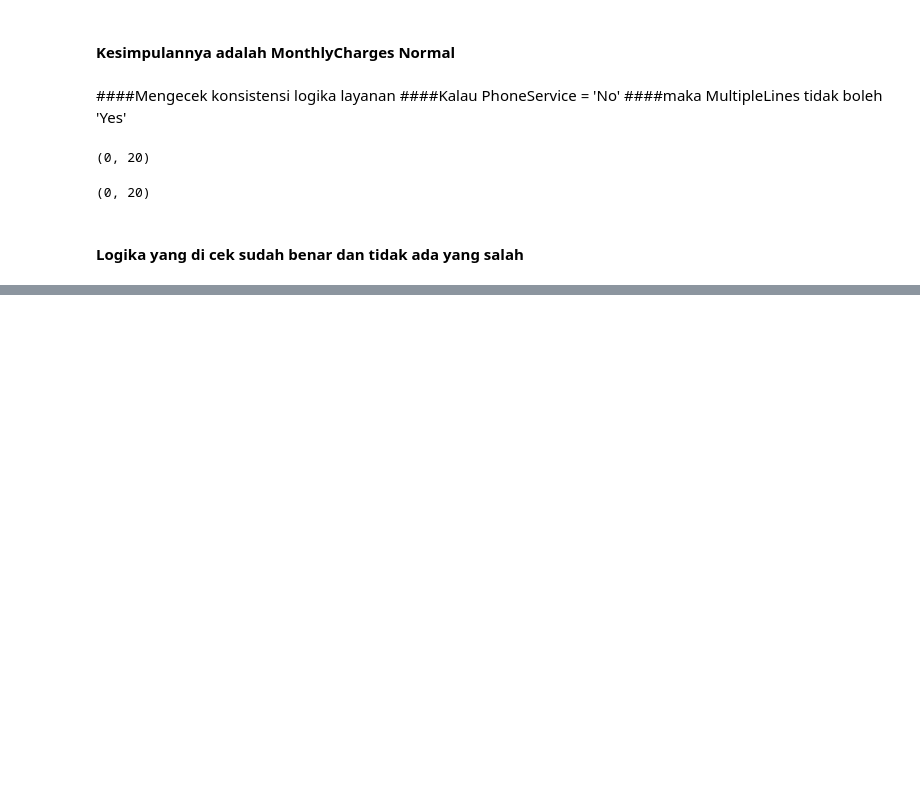
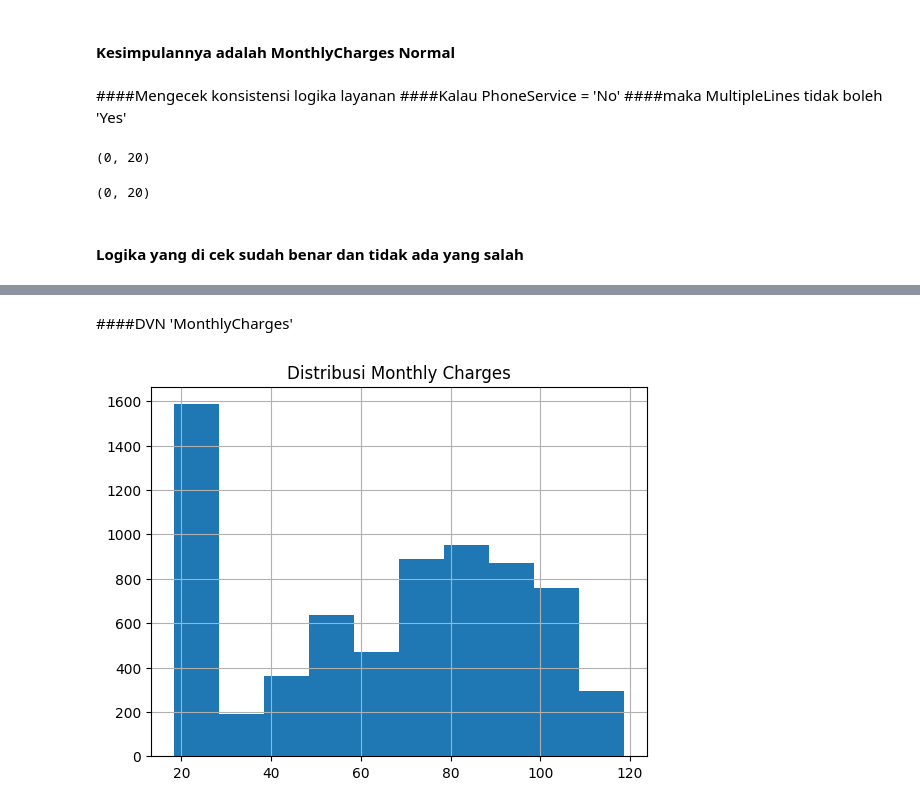
Before and after one commit to kumisganteng/Data-Analytics-Projects, a Jupyter notebook: Improving_Customer_Retention_Analysis.ipynb, the cells around one changed output, grey strips where cells are left out. Drawn from its saved outputs; the diff is of its cells as text; code cells hidden in the pictures; blank space fills up the shorter version.

```diff
--- a/Improving_Customer_Retention_Analysis.ipynb
+++ b/Improving_Customer_Retention_Analysis.ipynb
@@ -383,0 +419,9 @@ internet_conflict.shape
+# %% [markdown]
+####DVN 'MonthlyCharges'
+# %%
+#untuk MonthlyCharges
+churn_data['MonthlyCharges'].hist()
+plt.title('Distribusi Monthly Charges')
+plt.show()
+# %% [output]
+[figure, added]
```
Also changed, not shown: parts of 36 cells of this notebook.
